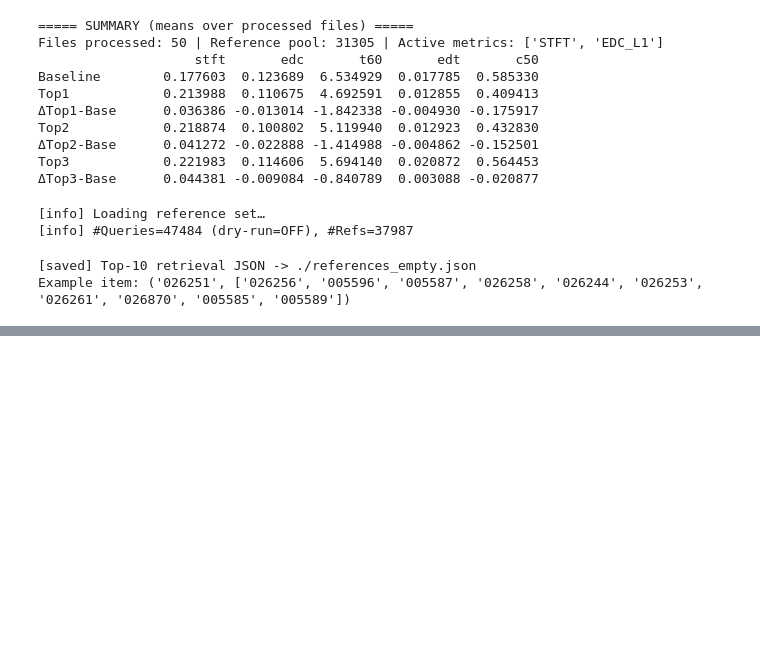
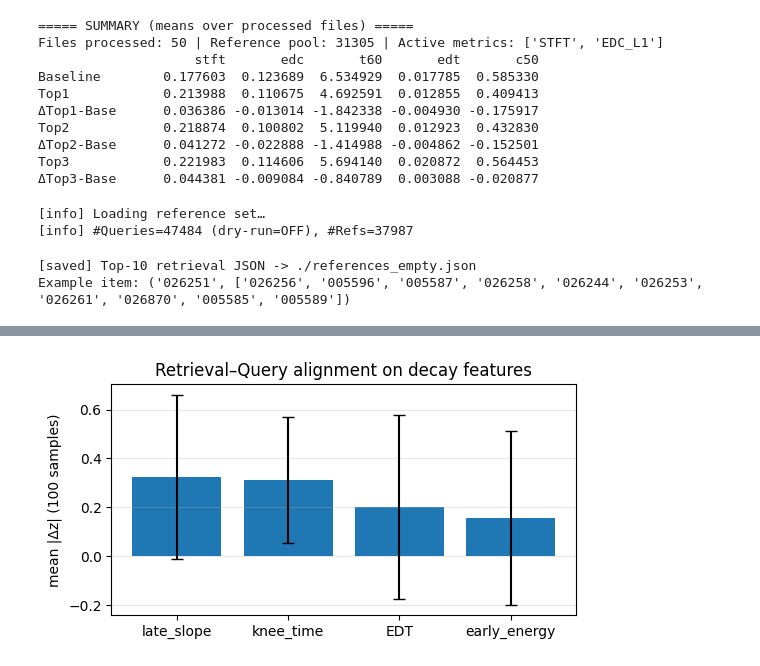
Before and after one commit to monezamipoor/ReverbRAG, a Jupyter notebook: playground.ipynb, the cells around one changed output, grey strips where cells are left out. Saved outputs shown, nothing was run; the diff lists cells and outputs as text; code cells hidden in the pictures; blank space fills up the shorter version.

```diff
--- a/playground.ipynb
+++ b/playground.ipynb
@@ -1460,0 +1632,77 @@ Example item: ('026251', ['026256', '005596', '005587', '026258', '026244', '026
+# %%
+# === Batch retrieval audit over 100 random samples ===
+import random, numpy as np, json
+from tqdm import tqdm
+from decay_features import compute_decay_features_for_ref
+from data import RAFDataset
+
+NUM_BANDS = 16
+SCENE_ROOT = "../NeRAF/data/RAF/FurnishedRoom"
+FEATS_DIR  = f"{SCENE_ROOT}/feats"
+REF_FEATS_NPY  = f"{FEATS_DIR}/ref_decay_feats_B{NUM_BANDS}.npy"
+REF_FEATS_JSON = f"{FEATS_DIR}/ref_decay_stats_B{NUM_BANDS}.json"
+
+# --- load reference features + stats ---
+ref_feats = np.load(REF_FEATS_NPY)                     # [R,B,4] float32 normalized
+with open(REF_FEATS_JSON, "r") as f:
+    ref_stats = json.load(f)
+means = np.array(ref_stats["means"], dtype=np.float64)
+stds  = np.array(ref_stats["stds"],  dtype=np.float64)
+HOP_MS = float(ref_stats["hop_ms"])
+
+# --- build datasets (validation and train/reference) ---
+rag_cfg = {"enabled": True, "k": 8}
+ds_val = RAFDataset(scene_root=SCENE_ROOT, split="validation",
+                    model_kind="neraf", sample_rate=48000,
+                    dataset_mode="full", reverbrag_cfg=rag_cfg)
+ds_ref = RAFDataset(scene_root=SCENE_ROOT, split="train",
+                    model_kind="neraf", sample_rate=48000,
+                    dataset_mode="full", reverbrag_cfg=rag_cfg)
+R = len(ds_ref)
+
+# --- helper to normalize query features like ref bank ---
+def compute_query_feats_norm(q_logmag_FT):
+    raw = compute_decay_features_for_ref(q_logmag_FT, num_bands=NUM_BANDS, hop_ms=HOP_MS)
+    norm = (raw - means[None, :]) / (stds[None, :] + 1e-12)
+    return norm.astype(np.float32)
+
+# --- run for 100 random samples ---
+N = min(100, len(ds_val))
+feat_names = ["late_slope", "knee_time", "EDT", "early_energy"]
+deltas = np.zeros((N, 4), dtype=np.float64)
+
+for i, qi in enumerate(tqdm(random.sample(range(len(ds_val)), N), desc="Evaluating", unit="sample")):
+    q_item = ds_val[qi]
+    q_stft = q_item["stft"].squeeze(0).numpy().astype(np.float64)
+    q_feats = compute_query_feats_norm(q_stft)  # [B,4]
+
+    ref_idx = None
+    if "ref_indices" in q_item:
+        arr = np.array(q_item["ref_indices"])
+        if arr.size > 0:
+            ref_idx = int(arr.reshape(-1)[0])
+    if ref_idx is None or ref_idx < 0 or ref_idx >= R:
+        ref_idx = random.randint(0, R - 1)
+
+    r_feats = ref_feats[ref_idx]  # [B,4]
+    delta = np.abs(q_feats - r_feats).mean(axis=0)  # [4], mean over bands
+    deltas[i] = delta
+
+# --- summarize ---
+mean_d = deltas.mean(axis=0)
+std_d  = deltas.std(axis=0)
+
+print("\n=== Retrieval Decay-Feature Alignment (100 samples) ===")
+for f, name in enumerate(feat_names):
+    print(f"{name:>15}:  mean |Δz| = {mean_d[f]:.3f} ± {std_d[f]:.3f}")
+print(f"\nGlobal mean |Δz| = {mean_d.mean():.3f}")
+
+# Optional: quick bar plot
+import matplotlib.pyplot as plt
+plt.figure(figsize=(6,3))
+plt.bar(feat_names, mean_d, yerr=std_d, capsize=4)
+plt.ylabel("mean |Δz| (100 samples)")
+plt.title("Retrieval–Query alignment on decay features")
+plt.grid(axis='y', alpha=0.3)
+plt.show()
+# %% [output]
@@ -1460,0 +1716 @@ Example item: ('026251', ['026256', '005596', '005587', '026258', '026244', '026
+[figure, added]
```
Also changed, not shown: parts of 8 cells of this notebook, 6 other files.
